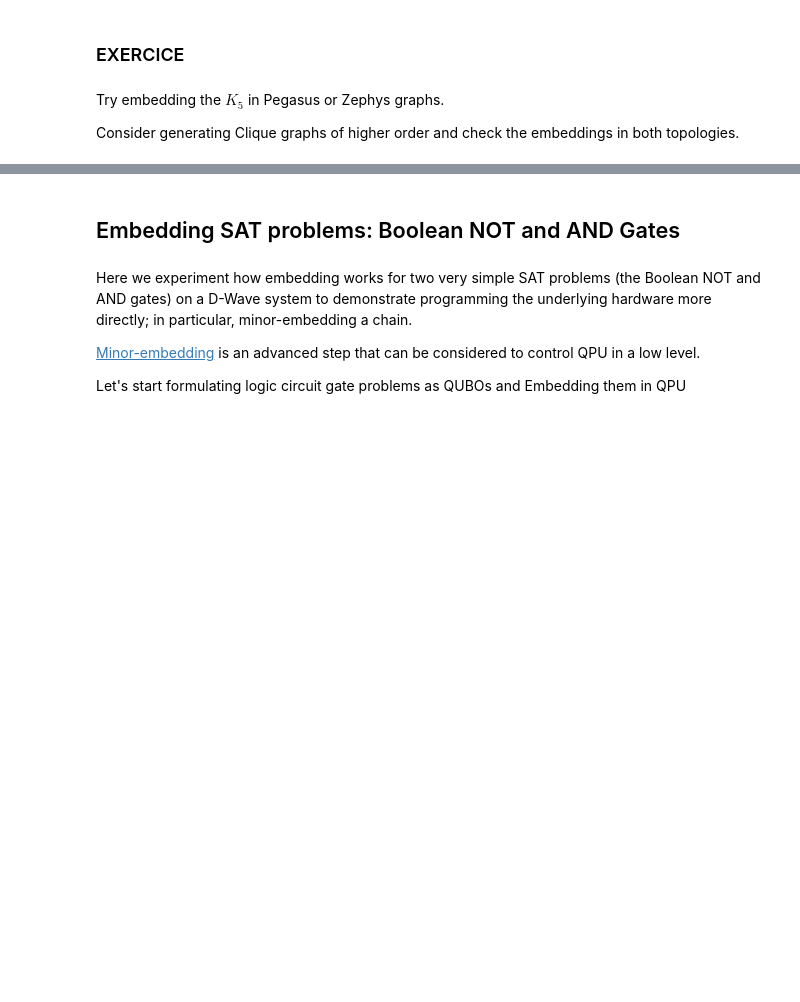
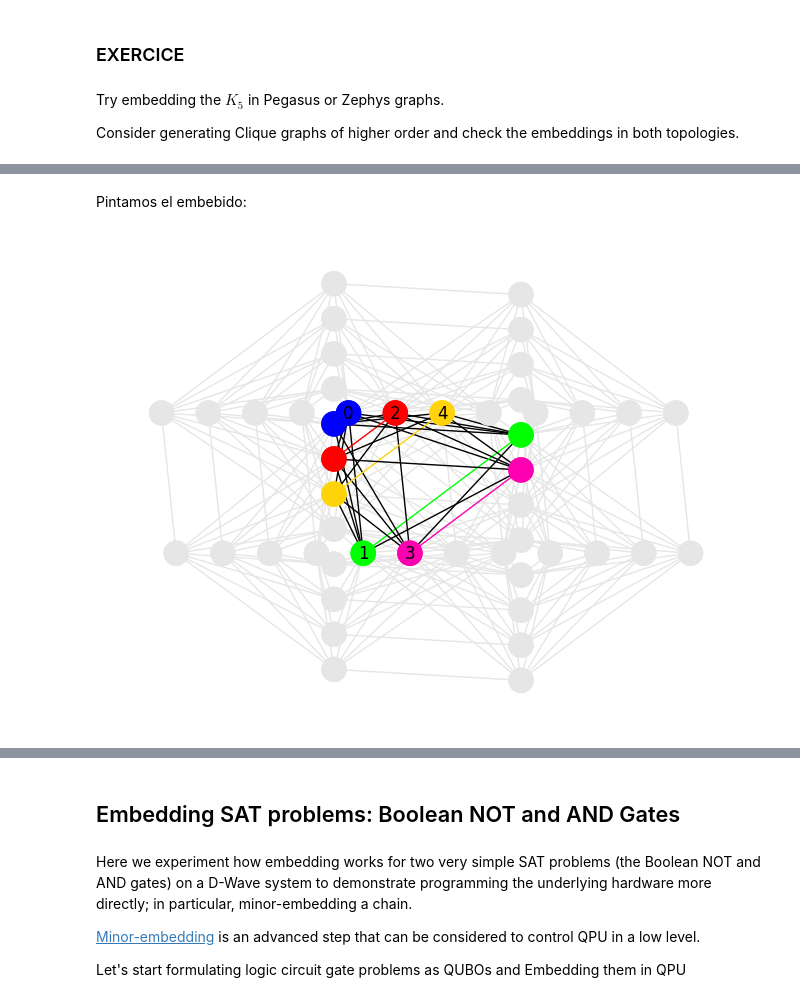
Before and after one commit to Mariomc10/MP-D-Wave, a Jupyter notebook: Cuadernillos/07_Minor_embedding.ipynb, the cells around one changed output, grey strips where cells are left out. Drawn from its saved outputs; the diff is of its cells as text; code cells hidden in the pictures; blank space fills up the shorter version.

```diff
--- a/Cuadernillos/07_Minor_embedding.ipynb
+++ b/Cuadernillos/07_Minor_embedding.ipynb
@@ -179,0 +206,6 @@ Consider generating Clique graphs of higher order and check the embeddings in bo
+# %% [markdown]
+Pintamos el embebido:
+# %%
+dnx.draw_zephyr_embedding(C_zephyrK5,embedding_zephyrK5, show_labels=True)
+# %% [output]
+[figure, added]
```
Also changed, not shown: parts of 20 cells of this notebook, 1 other file.
